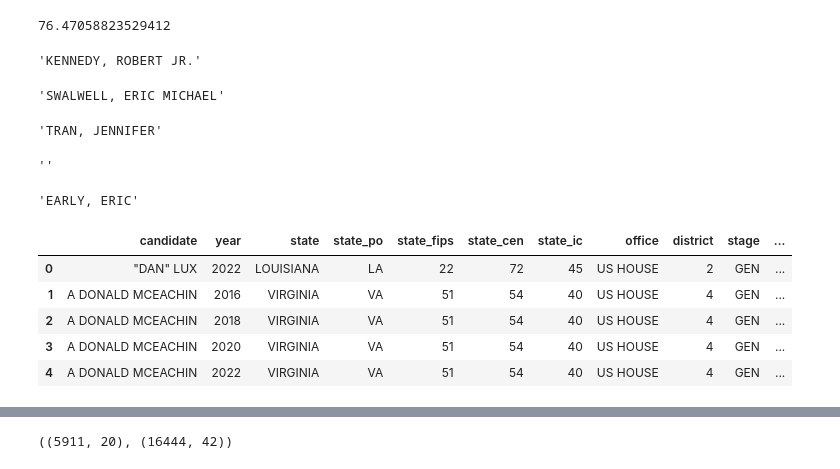
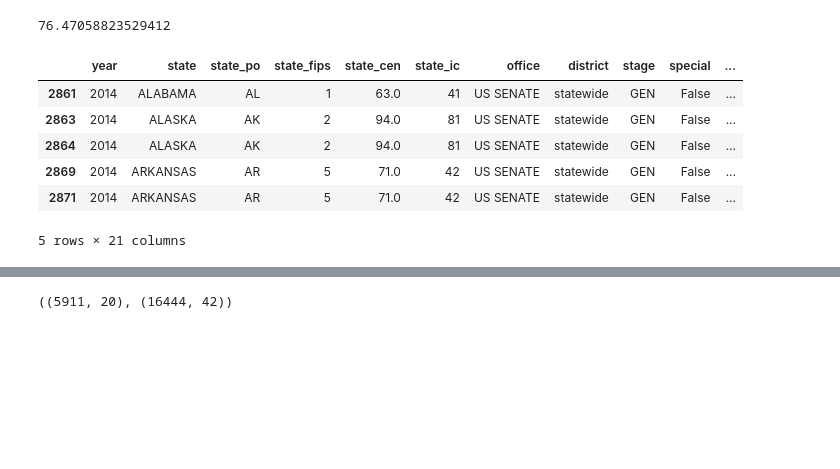
Before and after one commit to Hackquantumcpp/snoutcounter-midterms-2026-model, a Jupyter notebook: 01SEN-past-results-senate-wrangling.ipynb, the cells around one changed output, grey strips where cells are left out. Cells and saved outputs as stored; diff of their text form; code cells hidden in the pictures; blank space fills up the shorter version.

Commit message:
senate wrangling

```diff
--- a/01SEN-past-results-senate-wrangling.ipynb
+++ b/01SEN-past-results-senate-wrangling.ipynb
@@ -145,9 +167,9 @@ res.head()
 # %%
 # To make life easier later wrt fuzzy string matching
-res = res.replace({
-    'LIZZIE FLETCHER': 'ELIZABETH FLETCHER',
-})
+# res = res.replace({
+#     'LIZZIE FLETCHER': 'ELIZABETH FLETCHER',
+# })
 # %%
-res_12 = res[res['year'] == 2012]
-res = res[res['year'] >= cutoff_year-2]
+# res_12 = res[res['year'] == 2012]
+# res = res[res['year'] >= cutoff_year-2]
 # %%
@@ -289,8 +305,10 @@ fuzz.partial_ratio('JAMAAL BOWMAN', 'GEORGE LATIMER')
 fuzz.token_sort_ratio('ERIC MICHAEL SWALWELL', 'ERIC SWALWELL')
 # %% [output]
 76.47058823529412
+# %%
+fec = fec[fec['CAND_OFFICE'] == 'S']
 # %%
-def get_fuzzymatch_cand(year, state_po, district, party, candidate):
+def get_fuzzymatch_cand(year, state_po, party, candidate):
     '''
     :param party: Party name as noted in `res` dataframe.
     :param candidate: Candidate name as noted in the `res` dataframe.
@@ -302,12 +320,10 @@ def get_fuzzymatch_cand(year, state_po, district, party, candidate):
         fec_party = 'REP'
 
     df = fec[(fec['year'] == year) &
-        (fec['CAND_OFFICE_ST'] == state_po) &
-        (fec['CAND_OFFICE_DISTRICT'] == district)]
+        (fec['CAND_OFFICE_ST'] == state_po)]
 
     resdf = res[(res['year'] == year) &
         (res['state_po'] == state_po) &
-        (res['district'] == district) &
         (res['candidate'] == candidate)]
 
     if party == 'DEM':
@@ -327,39 +343,20 @@ def get_fuzzymatch_cand(year, state_po, district, party, candidate):
 
     fuzzymatch = process.extractOne(resdf['candidate'].values[0], df['CAND_NAME'].values, scorer=fuzz.WRatio, score_cutoff=55)
     return fuzzymatch if fuzzymatch is None else fuzzymatch[0]
-# %%
-get_fuzzymatch_cand(2018, 'AL', 1, 'DEMOCRAT', 'ROBERT KENNEDY JR')
-# %% [output]
-'KENNEDY, ROBERT JR.'
-# %%
-get_fuzzymatch_cand(2024, 'CA', 14, 'DEMOCRAT', 'ERIC SWALWELL')
-# %% [output]
-'SWALWELL, ERIC MICHAEL'
-# %%
-get_fuzzymatch_cand(2024, 'CA', 12, 'DEMOCRAT', 'JENNIFER TRAN')
-# %% [output]
-'TRAN, JENNIFER'
-# %%
-get_fuzzymatch_cand(2024, 'MA', 4, 'REPUBLICAN', float('nan')) # running unopposed
-# %% [output]
-''
-# %%
-get_fuzzymatch_cand(2020, 'CA', 28, 'REPUBLICAN', 'ERIC EARLY')
-# %% [output]
-'EARLY, ERIC'
 # %%
 res['fec_candidate_name'] = res.apply(
-    lambda x: get_fuzzymatch_cand(x['year'], x['state_po'], x['district'], x['party'], x['candidate']),
+    lambda x: get_fuzzymatch_cand(x['year'], x['state_po'], x['party_simplified'], x['candidate']),
     axis=1
 )
 res.head()
 # %% [output]
-|  | candidate | year | state | state_po | state_fips | state_cen | state_ic | office | district | stage | ... |
-| 0 | "DAN" LUX | 2022 | LOUISIANA | LA | 22 | 72 | 45 | US HOUSE | 2 | GEN | ... |
-| 1 | A DONALD MCEACHIN | 2016 | VIRGINIA | VA | 51 | 54 | 40 | US HOUSE | 4 | GEN | ... |
-| 2 | A DONALD MCEACHIN | 2018 | VIRGINIA | VA | 51 | 54 | 40 | US HOUSE | 4 | GEN | ... |
-| 3 | A DONALD MCEACHIN | 2020 | VIRGINIA | VA | 51 | 54 | 40 | US HOUSE | 4 | GEN | ... |
-| 4 | A DONALD MCEACHIN | 2022 | VIRGINIA | VA | 51 | 54 | 40 | US HOUSE | 4 | GEN | ... |
+|  | year | state | state_po | state_fips | state_cen | state_ic | office | district | stage | special | ... |
+| 2861 | 2014 | ALABAMA | AL | 1 | 63.0 | 41 | US SENATE | statewide | GEN | False | ... |
+| 2863 | 2014 | ALASKA | AK | 2 | 94.0 | 81 | US SENATE | statewide | GEN | False | ... |
+| 2864 | 2014 | ALASKA | AK | 2 | 94.0 | 81 | US SENATE | statewide | GEN | False | ... |
+| 2869 | 2014 | ARKANSAS | AR | 5 | 71.0 | 42 | US SENATE | statewide | GEN | False | ... |
+| 2871 | 2014 | ARKANSAS | AR | 5 | 71.0 | 42 | US SENATE | statewide | GEN | False | ... |
+5 rows × 21 columns
 # %%
 res.shape
 # %% [output]
```
Also changed, not shown: parts of 20 cells of this notebook, 1 other file.
